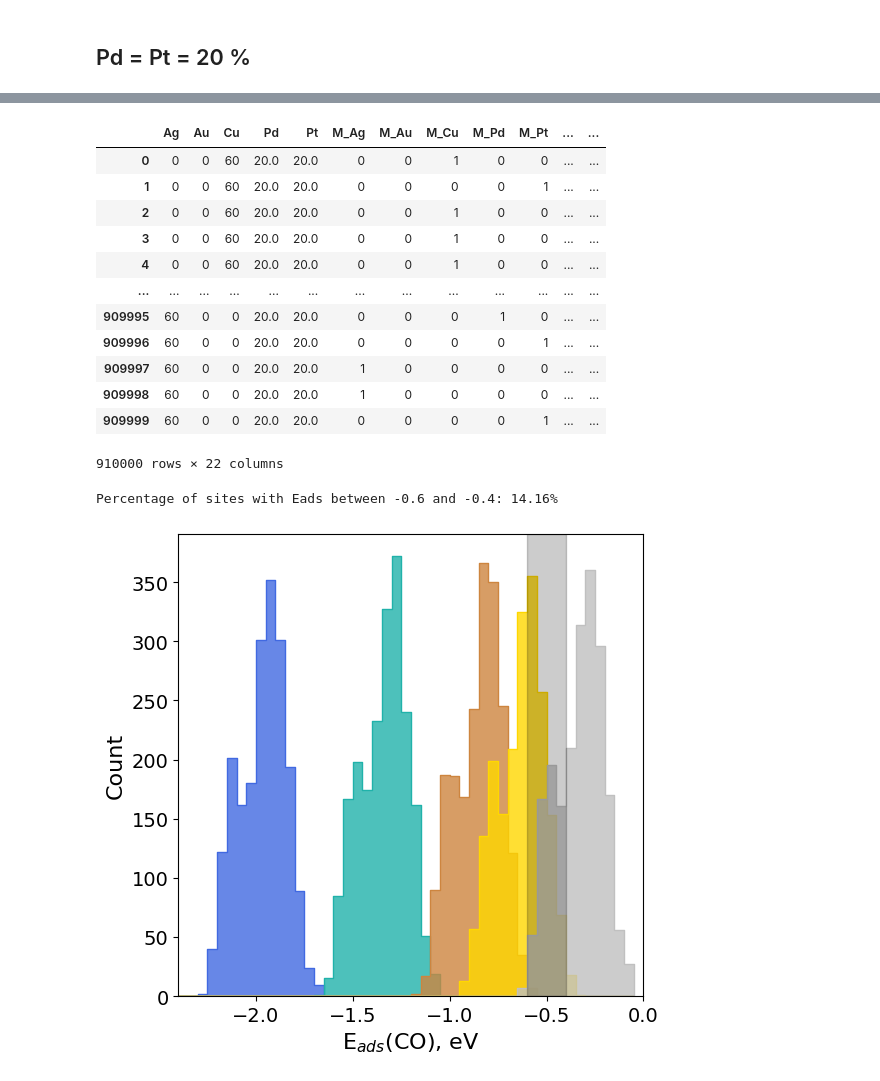
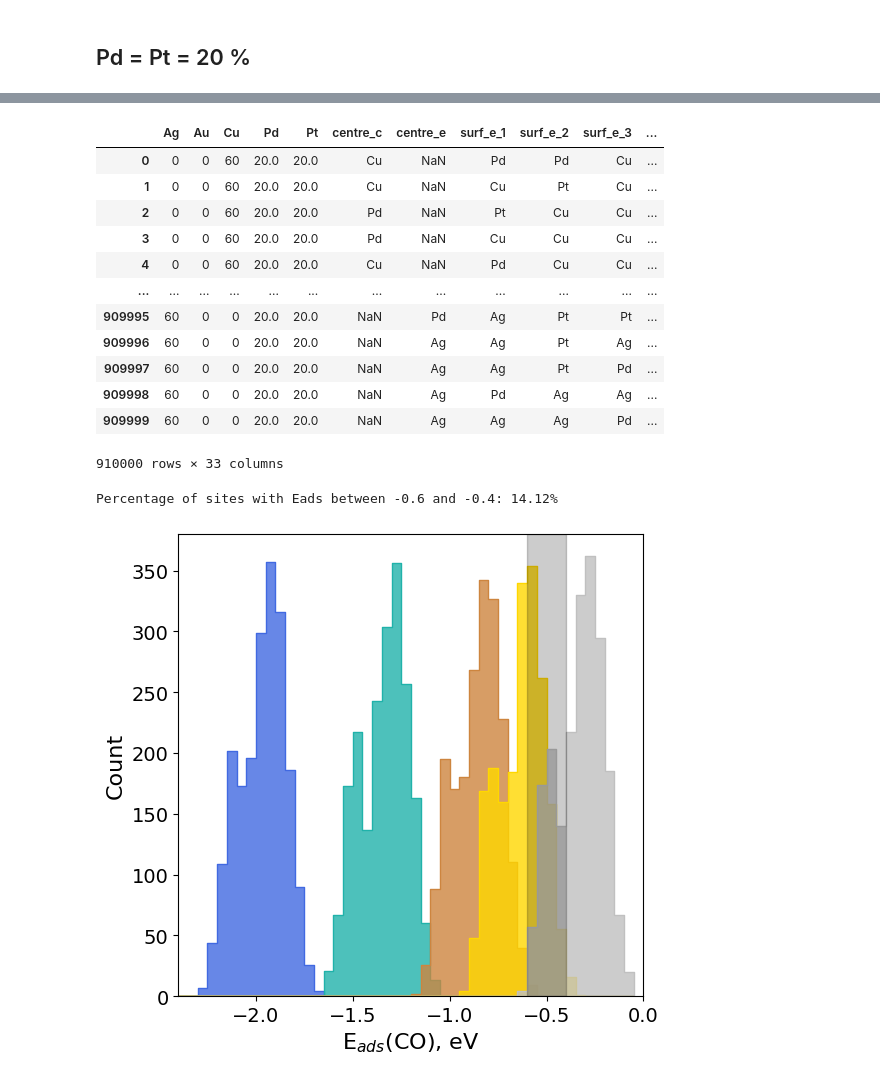
Before and after one commit to compcatalgroupIHPC/hea-co2rr-breaking-scaling, a Jupyter notebook: main_notebook.ipynb, the cells around one changed output, grey strips where cells are left out. Saved outputs shown, nothing was run; the diff lists cells and outputs as text; code cells hidden in the pictures.

Commit message:
Completed up to the ternary diagrams

```diff
--- a/main_notebook.ipynb
+++ b/main_notebook.ipynb
@@ -121,2 +345,10 @@ MAE (test) = 0.0952 eV
 # %% [markdown]
 ## Pd = Pt = 20 %
+# %%
+df_ase_pdpt_20 = monte_carlo_motif_gen(n_total=10000, corner_rat=12/42, min_p=0, max_p=60, step=5)
+_df = df_ase_pdpt_20.apply(translate_ase_to_features, axis=1)
+_df = pd.DataFrame(_df.tolist())
+
+df_ase_pdpt_20 = pd.concat([df_ase_pdpt_20, _df], axis=1)
+
+df_ase_pdpt_20
@@ -123,28 +369,25 @@ MAE (test) = 0.0952 eV
 # %%
-df_ase_pdpt_20_features = pd.read_pickle('monte-carlo_motifs_Pd_Pt_20.pkl')
-
 # Use the Features df to predict the new Ads E
 features_to_use = []
-for col in df_ase_pdpt_20_features.columns:
+for col in df_ase_pdpt_20.columns:
     if 'M_' in col or 'S_' in col or 'B_' in col:
         features_to_use.append(col)
 
-df_ase_pdpt_20_features['E_ads'] = model.predict(df_ase_pdpt_20_features[X_train.columns])
+df_ase_pdpt_20['E_ads'] = model.predict(df_ase_pdpt_20[X_train.columns])
 
 # Define the composition columns
 composition_cols = ['Ag', 'Au', 'Cu', 'Pd', 'Pt']
 
 # Create a boolean mask for E_ads between -0.6 and -0.4
-mask = df_ase_pdpt_20_features['E_ads'].between(-0.6, -0.4)
+mask = df_ase_pdpt_20['E_ads'].between(-0.6, -0.4)
 
 # Group by the full composition tuple and compute the percentage in the range
 summary_df = (
-    df_ase_pdpt_20_features
+    df_ase_pdpt_20
     .groupby(composition_cols)
     .apply(lambda grp: grp.loc[mask, 'E_ads'].count() * 100 / len(grp))
     .reset_index(name='Percentage E_ads in [-0.6, -0.4] (%)')
 )
-
 summary_df
 # %% [output]
 |  | Ag | Au | Cu | Pd | Pt | Percentage E_ads in [-0.6, -0.4] (%) |
@@ -176,29 +419,26 @@ def binding_site_from_features(row):
             bondingsite = col.split('_')[-1]
     return bondingsite
 # %%
-df_ase_pdpt_20_features['site_metal'] = df_ase_pdpt_20_features.apply(binding_site_from_features, axis=1)
-df_ase_pdpt_20_features
+df_ase_pdpt_20['site_metal'] = df_ase_pdpt_20.apply(binding_site_from_features, axis=1)
+df_ase_pdpt_20
 # %% [output]
-|  | Ag | Au | Cu | Pd | Pt | M_Ag | M_Au | M_Cu | M_Pd | M_Pt | ... | ... |
-| 0 | 0 | 0 | 60 | 20.0 | 20.0 | 0 | 0 | 1 | 0 | 0 | ... | ... |
-| 1 | 0 | 0 | 60 | 20.0 | 20.0 | 0 | 0 | 0 | 0 | 1 | ... | ... |
-| 2 | 0 | 0 | 60 | 20.0 | 20.0 | 0 | 0 | 1 | 0 | 0 | ... | ... |
-| 3 | 0 | 0 | 60 | 20.0 | 20.0 | 0 | 0 | 1 | 0 | 0 | ... | ... |
-| 4 | 0 | 0 | 60 | 20.0 | 20.0 | 0 | 0 | 1 | 0 | 0 | ... | ... |
-| ... | ... | ... | ... | ... | ... | ... | ... | ... | ... | ... | ... | ... |
-| 909995 | 60 | 0 | 0 | 20.0 | 20.0 | 0 | 0 | 0 | 1 | 0 | ... | ... |
-| 909996 | 60 | 0 | 0 | 20.0 | 20.0 | 0 | 0 | 0 | 0 | 1 | ... | ... |
-| 909997 | 60 | 0 | 0 | 20.0 | 20.0 | 1 | 0 | 0 | 0 | 0 | ... | ... |
-| 909998 | 60 | 0 | 0 | 20.0 | 20.0 | 1 | 0 | 0 | 0 | 0 | ... | ... |
-| 909999 | 60 | 0 | 0 | 20.0 | 20.0 | 0 | 0 | 0 | 0 | 1 | ... | ... |
+|  | Ag | Au | Cu | Pd | Pt | centre_c | centre_e | surf_e_1 | surf_e_2 | surf_e_3 | ... |
+| 0 | 0 | 0 | 60 | 20.0 | 20.0 | Cu | NaN | Pd | Pd | Cu | ... |
+| 1 | 0 | 0 | 60 | 20.0 | 20.0 | Cu | NaN | Cu | Pt | Cu | ... |
+| 2 | 0 | 0 | 60 | 20.0 | 20.0 | Pd | NaN | Pt | Cu | Cu | ... |
+| 3 | 0 | 0 | 60 | 20.0 | 20.0 | Pd | NaN | Cu | Cu | Cu | ... |
+| 4 | 0 | 0 | 60 | 20.0 | 20.0 | Cu | NaN | Pd | Cu | Cu | ... |
+| ... | ... | ... | ... | ... | ... | ... | ... | ... | ... | ... | ... |
+| 909995 | 60 | 0 | 0 | 20.0 | 20.0 | NaN | Pd | Ag | Pt | Pt | ... |
+| 909996 | 60 | 0 | 0 | 20.0 | 20.0 | NaN | Ag | Ag | Pt | Ag | ... |
+| 909997 | 60 | 0 | 0 | 20.0 | 20.0 | NaN | Ag | Ag | Pt | Pd | ... |
+| 909998 | 60 | 0 | 0 | 20.0 | 20.0 | NaN | Ag | Pd | Ag | Ag | ... |
+| 909999 | 60 | 0 | 0 | 20.0 | 20.0 | NaN | Ag | Ag | Ag | Pd | ... |
-910000 rows × 22 columns
+910000 rows × 33 columns
 # %%
 from matplotlib.patches import Patch
 
-# df_ase_pdpt_20["site_metal"] = df_ase_pdpt_20["centre_c"].combine_first(df_ase_pdpt_20["centre_e"])
-#df_ase_pdpt_20['E_ads'] = df_ase_pdpt_20_features['E_ads']
-
-df_plot_equimolar = df_ase_pdpt_20_features.query('Ag == 20 & Au == 20 & Cu == 20')
+df_plot_equimolar = df_ase_pdpt_20.query('Ag == 20 & Au == 20 & Cu == 20')
 
 n_sites = len(df_plot_equimolar)
 n_sites_06_04 = len(df_plot_equimolar.query('E_ads > -0.6 and E_ads < -0.4'))
@@ -211,32 +451,32 @@ hue_order = ['Ag','Au','Cu','Pd','Pt']
 
 sns.histplot(data=df_plot_equimolar, x='E_ads', element='step', fill=True, hue_order=hue_order,
              alpha=0.8, bins=np.arange(-2.5,0.0,0.05), color='dodgerblue', hue='site_metal',
              palette=metal_colors, ax=ax)
 
 ax.set_xlim(-2.4, 0)
 
 # figure out which metals still have points in that window
 x0, x1 = ax.get_xlim()
 visible = []
 for m in metal_colors:
     vals = df_plot_equimolar.loc[df_plot_equimolar['site_metal']==m, 'E_ads']
     if ((vals >= x0) & (vals <= x1)).any():
         visible.append(m)
 
 # create proxy legend‐patches for just those
 legend_handles = [Patch(facecolor=metal_colors[m], label=m)
                   for m in visible]
 
 #ax.legend(handles=legend_handles, title='Bonding Metal', fontsize=12, title_fontsize=12)
 ax.legend().remove()
 
 # Shade the region between -0.6 and -0.4
 plt.axvspan(-0.6, -0.4, color='black', alpha=0.2)
 plt.xlabel(r'E$_{ads}$(CO), eV', fontsize=16)
 plt.ylabel('Count', fontsize=16)
 plt.xticks(fontsize=14)
 plt.yticks(fontsize=14)
 plt.show()
 # %% [output]
-Percentage of sites with Eads between -0.6 and -0.4: 14.16%
+Percentage of sites with Eads between -0.6 and -0.4: 14.12%
-[figure, old version]
+[figure, new version]
```
Also changed, not shown: parts of 8 cells of this notebook.
